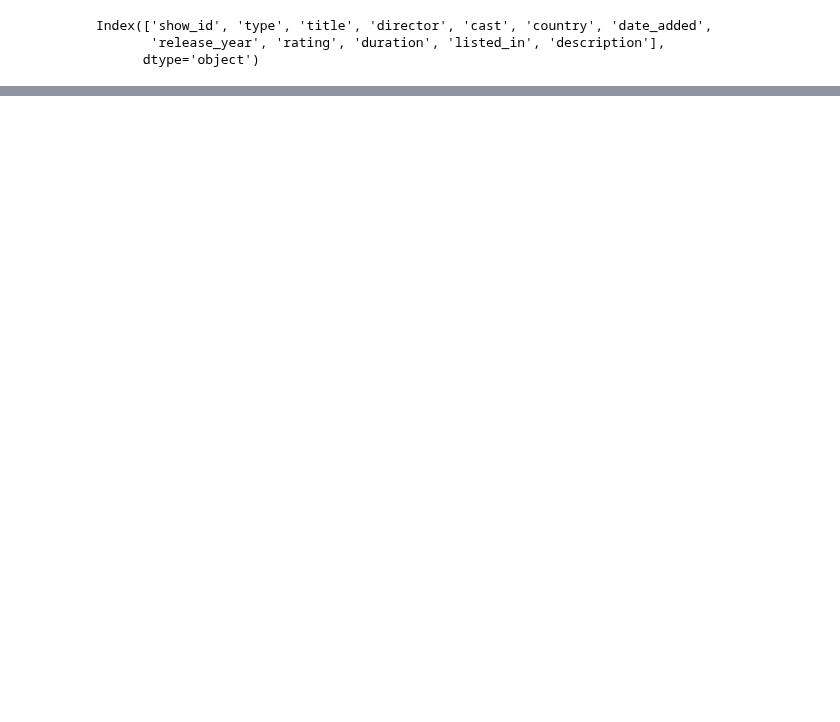
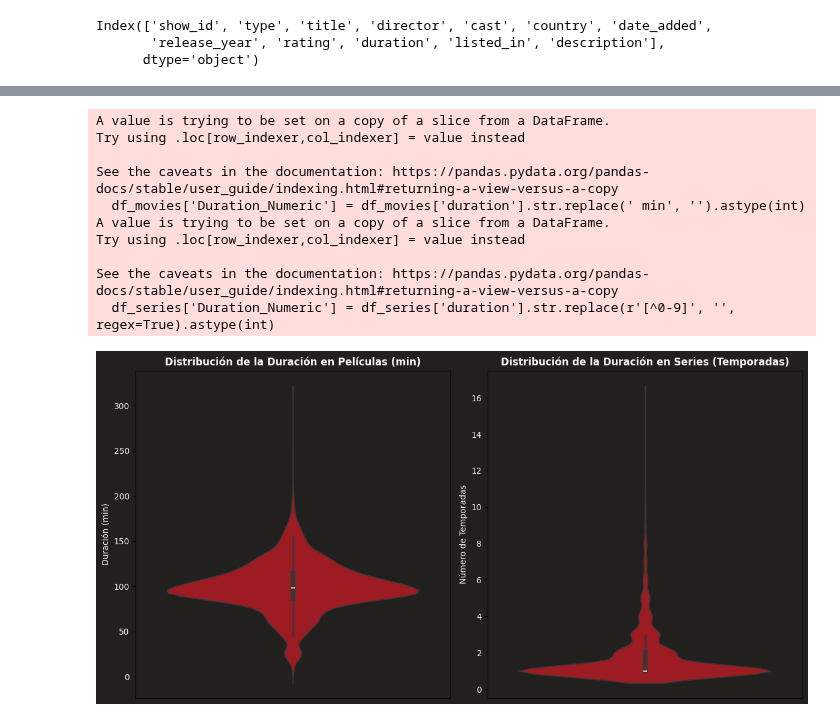
Before and after one commit to phobbins/AnalisisDatos, a Jupyter notebook: Practico 2/practico2_pipe.ipynb, the cells around one changed output, grey strips where cells are left out. Saved outputs shown, nothing was run; the diff lists cells and outputs as text; code cells hidden in the pictures; blank space fills up the shorter version.

```diff
--- a/Practico 2/practico2_pipe.ipynb
+++ b/Practico 2/practico2_pipe.ipynb
@@ -76,0 +88,59 @@ print(actors_df)
+# %%
+# Separar las filas que corresponden a películas (en minutos) y series (en temporadas)
+df_movies = df[df['duration'].str.contains('min', na=False)]  # Filtrar solo películas
+df_series = df[df['duration'].str.contains('Season', na=False)]  # Filtrar solo series
+
+# Convertir la duración de películas a valores numéricos en minutos
+df_movies['Duration_Numeric'] = df_movies['duration'].str.replace(' min', '').astype(int)
+
+# Limpiar la columna 'duration' en series, eliminando espacios y palabras extra
+df_series['Duration_Numeric'] = df_series['duration'].str.replace(r'[^0-9]', '', regex=True).astype(int)
+
+# Configurar los colores de Netflix
+blanco = '#f5f5f1'
+rojoOscuro = '#b20710'
+grisOscuro = '#221f1f'
+
+# Crear una figura con dos gráficos de violín
+plt.figure(figsize=(12, 6))
+
+# Gráfico de violín para películas
+plt.subplot(1, 2, 1)  # 1 fila, 2 columnas, 1er gráfico
+sns.violinplot(y='Duration_Numeric', data=df_movies, color=rojoOscuro)
+plt.title('Distribución de la Duración en Películas (min)', fontsize=12, weight='bold', color=blanco)
+plt.xlabel('')
+plt.ylabel('Duración (min)', fontsize=10, color=blanco)
+plt.xticks([])
+plt.yticks(color=blanco)
+plt.grid(False)
+plt.gca().set_facecolor(grisOscuro)
+
+# Gráfico de violín para series
+plt.subplot(1, 2, 2)  # 1 fila, 2 columnas, 2do gráfico
+sns.violinplot(y='Duration_Numeric', data=df_series, color=rojoOscuro)
+plt.title('Distribución de la Duración en Series (Temporadas)', fontsize=12, weight='bold', color=blanco)
+plt.xlabel('')
+plt.ylabel('Número de Temporadas', fontsize=10, color=blanco)
+plt.xticks([])
+plt.yticks(color=blanco)
+plt.grid(False)
+plt.gca().set_facecolor(grisOscuro)
+
+# Cambiar el color del fondo de la figura completa
+plt.gcf().set_facecolor(grisOscuro)
+
+# Ajustar el layout y mostrar el gráfico
+plt.tight_layout()
+plt.show()
+# %% [output]
+A value is trying to be set on a copy of a slice from a DataFrame.
+Try using .loc[row_indexer,col_indexer] = value instead
+
+See the caveats in the documentation: https://pandas.pydata.org/pandas-docs/stable/user_guide/indexing.html#returning-a-view-versus-a-copy
+  df_movies['Duration_Numeric'] = df_movies['duration'].str.replace(' min', '').astype(int)
+A value is trying to be set on a copy of a slice from a DataFrame.
+Try using .loc[row_indexer,col_indexer] = value instead
+
+See the caveats in the documentation: https://pandas.pydata.org/pandas-docs/stable/user_guide/indexing.html#returning-a-view-versus-a-copy
+  df_series['Duration_Numeric'] = df_series['duration'].str.replace(r'[^0-9]', '', regex=True).astype(int)
+[figure, added]
```
Also changed, not shown: parts of 3 cells of this notebook.
